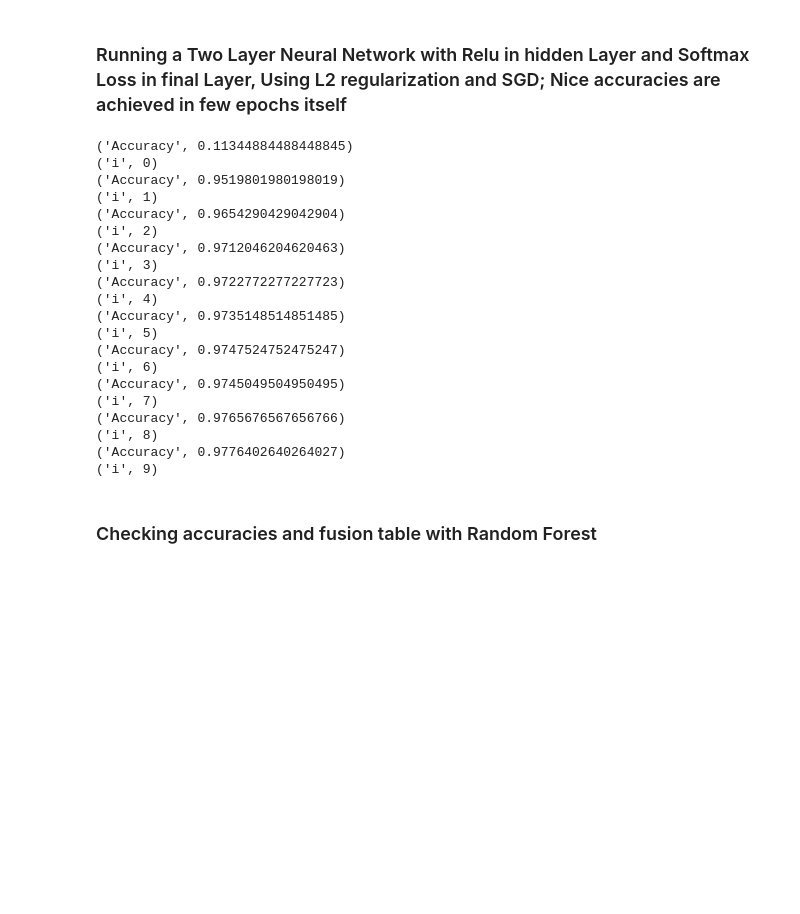
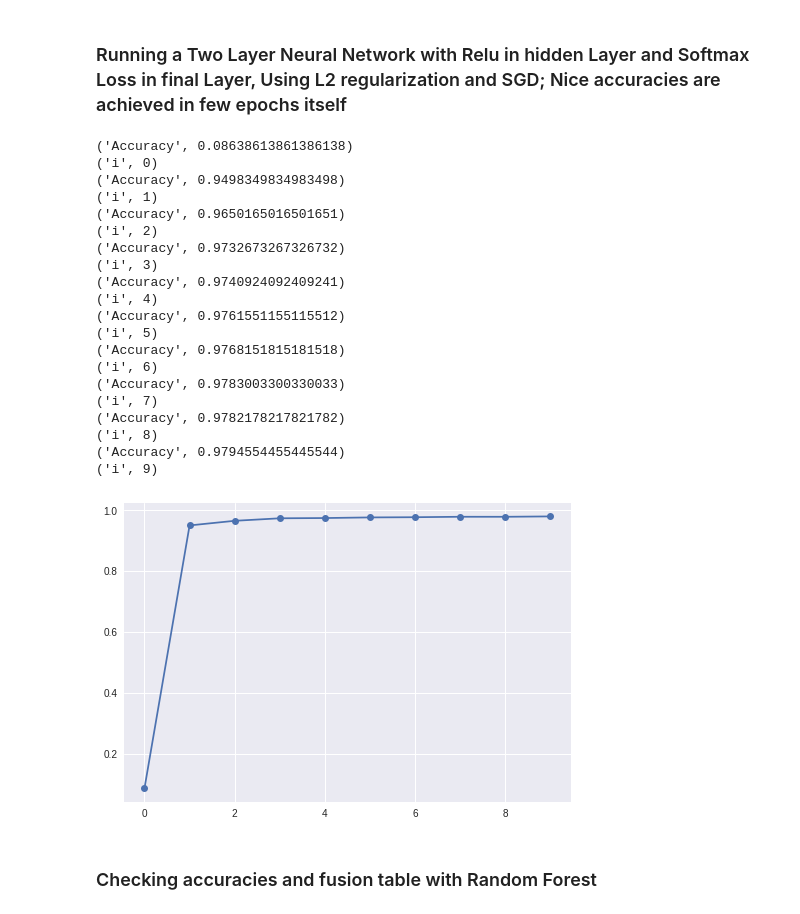
Before and after one commit to ayushgupt/deepLearningAssignment1, a Jupyter notebook: deepLearningAssignment1.ipynb, the cells around one changed output. Drawn from its saved outputs; the diff is of its cells as text; code cells hidden in the pictures; blank space fills up the shorter version.

```diff
--- a/deepLearningAssignment1.ipynb
+++ b/deepLearningAssignment1.ipynb
@@ -153,6 +153,7 @@ for key, value in trainLabels_nn_list.items():
 # %% [markdown]
 ### Running a Two Layer Neural Network with Relu in hidden Layer and Softmax Loss in final Layer, Using L2 regularization and SGD;  Nice accuracies are achieved in few epochs itself
 # %%
+import copy
 epoch=10
 hidden_layer_nodes=50
 output_classes=9
@@ -166,6 +167,10 @@ b2 = np.zeros(output_classes)
 transformed_ynn_results=np.vectorize(labelHashDict.get)(test_labels_rf)
 
 reg_param=0.0001
+
+epochNum=[]
+accuracy=[]
+
 
 for i in range(epoch):
   X_nn=train_data_rf
@@ -179,60 +184,72 @@ for i in range(epoch):
   currentShuffledTrainData=trainConcat_nn[:,0:784]
   currentShuffledLabelData=trainConcat_nn[:,784]
 
   transformed_ynn=np.vectorize(labelHashDict.get)(currentShuffledLabelData)
   h = np.maximum(0, test_data_rf.dot(W1) + b1)
   scores = h.dot(W2) + b2
   y_pred = np.argmax(scores, axis=1)
 
-  print("Accuracy",accuracy_score(transformed_ynn_results, y_pred))
+  tempAcc=accuracy_score(transformed_ynn_results, y_pred)
+  print("Accuracy",tempAcc)
+  epochNum.append(i)
+  accuracy.append(tempAcc)
 
   print("i",i)
   for t in range(0,(X_nn.shape[0]/batch_size)):
     if ((t*batch_size)<X_nn.size):
       X=currentShuffledTrainData[(t*batch_size):(t*batch_size)+batch_size]
       y=transformed_ynn[(t*batch_size):(t*batch_size)+batch_size]
       h_output = np.maximum(0, X.dot(W1) + b1)
-      scores = h_output.dot(W2) + b2
-      shift_scores = scores - np.max(scores, axis = 1).reshape(-1,1)
-      softmax_output = np.exp(shift_scores)/np.sum(np.exp(shift_scores), axis = 1).reshape(-1,1)
-      dscores = softmax_output.copy()
-      dscores[range(batch_size), list(y)] -= 1
-      dscores /= batch_size
-      dW2 = h_output.T.dot(dscores) + reg_param * W2
-      db2 = np.sum(dscores, axis = 0)
-      dh = dscores.dot(W2.T)
-      dh_ReLu = (h_output > 0) * dh
-      dW1 = X.T.dot(dh_ReLu) + reg_param * W1
-      db1 = np.sum(dh_ReLu, axis = 0)
+      normal_output = h_output.dot(W2) + b2
+      normal_output_minus_max = normal_output - np.max(normal_output, axis = 1).reshape(-1,1)
+      after_softmax = np.exp(normal_output_minus_max)/np.sum(np.exp(normal_output_minus_max), axis = 1).reshape(-1,1)
+      changeInOutput = copy.deepcopy(after_softmax)
+      changeInOutput[range(batch_size), list(y)] -= 1
+      changeInOutput = changeInOutput/batch_size
+      delta_W2 = h_output.T.dot(changeInOutput) + reg_param * W2
+      delta_b2 = np.sum(changeInOutput, axis = 0)
+      dh = changeInOutput.dot(W2.T)
+      filtered_delta_h = (h_output > 0) * dh
+      delta_W1 = X.T.dot(filtered_delta_h) + reg_param * W1
+      delta_b1 = np.sum(filtered_delta_h, axis = 0)
 
       #loss, grad = loss_two_layer(X,y,0.0,W1,W2,b1,b2)
-      W1 = W1 - learn_rate * dW1
-      W2 = W2 - learn_rate * dW2
-      b1 = b1 - learn_rate * db1
-      b2 = b2 - learn_rate * db2
+      W1 = W1 - learn_rate * delta_W1
+      W2 = W2 - learn_rate * delta_W2
+      b1 = b1 - learn_rate * delta_b1
+      b2 = b2 - learn_rate * delta_b2
 
       learn_rate = learn_rate * learn_rate_decay
+
+
+
+
+import matplotlib.pyplot as plt
+plt.plot(epochNum, accuracy, '-o')
+# plt.axis([0, 6, 0, 20])
+plt.show()
 # %% [output]
-('Accuracy', 0.11344884488448845)
+('Accuracy', 0.08638613861386138)
 ('i', 0)
-('Accuracy', 0.9519801980198019)
+('Accuracy', 0.9498349834983498)
 ('i', 1)
-('Accuracy', 0.9654290429042904)
+('Accuracy', 0.9650165016501651)
 ('i', 2)
-('Accuracy', 0.9712046204620463)
+('Accuracy', 0.9732673267326732)
 ('i', 3)
-('Accuracy', 0.9722772277227723)
+('Accuracy', 0.9740924092409241)
 ('i', 4)
-('Accuracy', 0.9735148514851485)
+('Accuracy', 0.9761551155115512)
 ('i', 5)
-('Accuracy', 0.9747524752475247)
+('Accuracy', 0.9768151815181518)
 ('i', 6)
-('Accuracy', 0.9745049504950495)
+('Accuracy', 0.9783003300330033)
 ('i', 7)
-('Accuracy', 0.9765676567656766)
+('Accuracy', 0.9782178217821782)
 ('i', 8)
-('Accuracy', 0.9776402640264027)
+('Accuracy', 0.9794554455445544)
 ('i', 9)
+[figure, added]
 # %% [markdown]
 ### Checking accuracies and fusion table with Random Forest
 # %%
```
